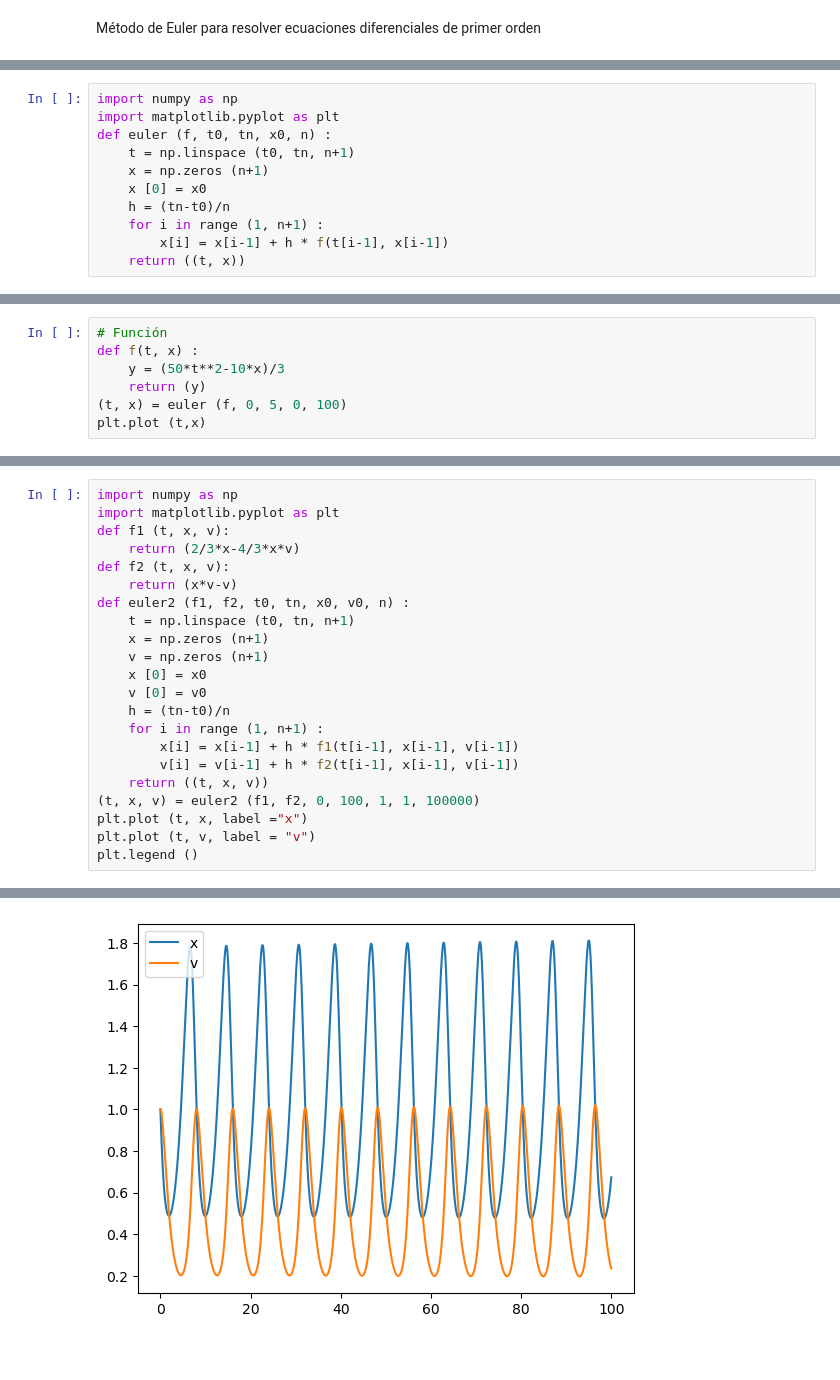
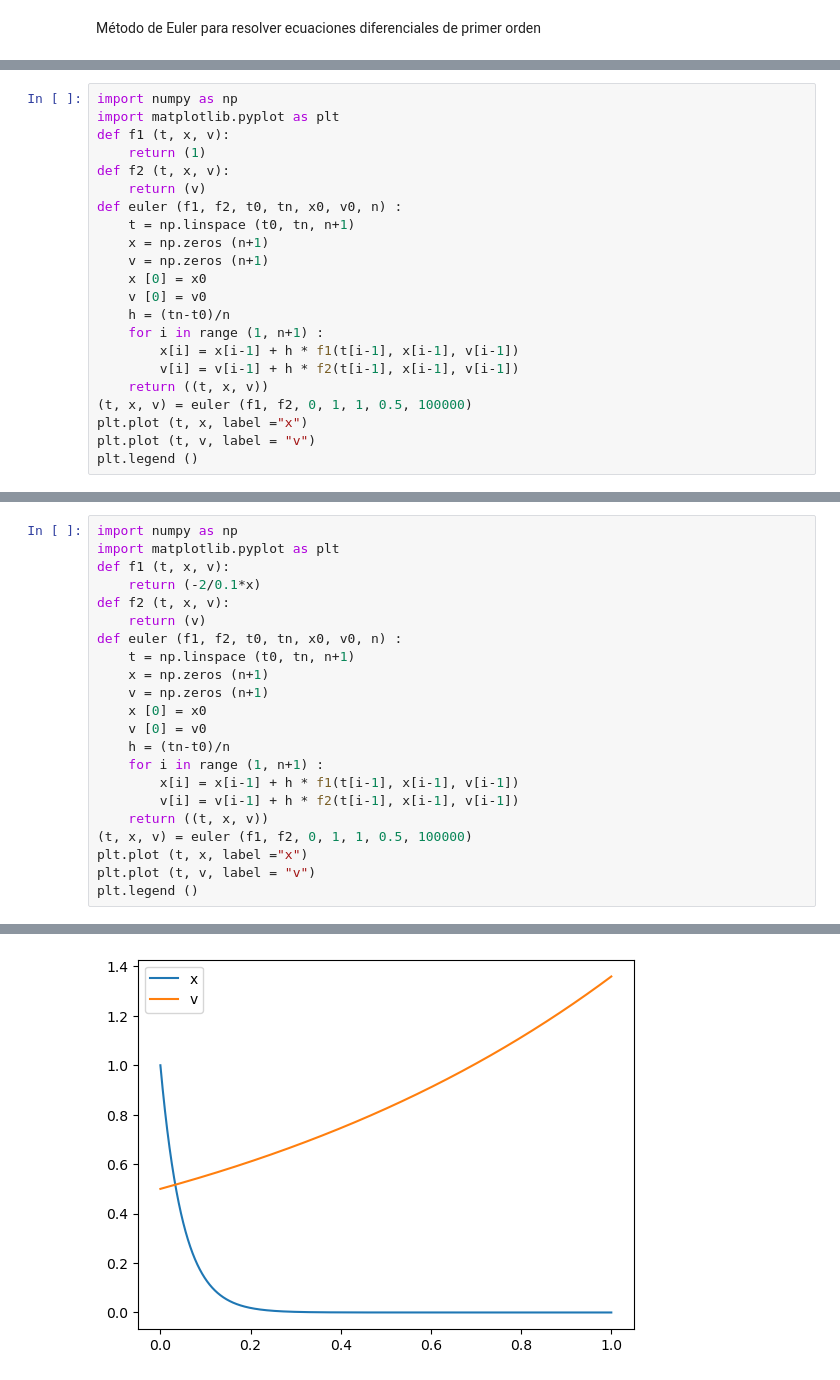
Before and after one commit to izaakhernandez/Soluci-n-de-ED_M-todo-de-Euler, a Jupyter notebook: Metodo_Euler_Tarea_02.ipynb, the cells around one changed output, grey strips where cells are left out. Saved outputs shown, nothing was run; the diff lists cells and outputs as text.

```diff
--- a/Metodo_Euler_Tarea_02.ipynb
+++ b/Metodo_Euler_Tarea_02.ipynb
@@ -3,11 +40,22 @@ Método de Euler para resolver ecuaciones diferenciales de primer orden
 # %%
 import numpy as np
 import matplotlib.pyplot as plt
-def euler (f, t0, tn, x0, n) :
+def f1 (t, x, v):
+    return (1)
+def f2 (t, x, v):
+    return (v)
+def euler (f1, f2, t0, tn, x0, v0, n) :
     t = np.linspace (t0, tn, n+1)
     x = np.zeros (n+1)
+    v = np.zeros (n+1)
     x [0] = x0
+    v [0] = v0
     h = (tn-t0)/n
     for i in range (1, n+1) :
-        x[i] = x[i-1] + h * f(t[i-1], x[i-1])
-    return ((t, x))
+        x[i] = x[i-1] + h * f1(t[i-1], x[i-1], v[i-1])
+        v[i] = v[i-1] + h * f2(t[i-1], x[i-1], v[i-1])
+    return ((t, x, v))
+(t, x, v) = euler (f1, f2, 0, 1, 1, 0.5, 100000)
+plt.plot (t, x, label ="x")
+plt.plot (t, v, label = "v")
+plt.legend ()
@@ -14,7 +64,0 @@ def euler (f, t0, tn, x0, n) :
-# %%
-# Función
-def f(t, x) :
-    y = (50*t**2-10*x)/3
-    return (y)
-(t, x) = euler (f, 0, 5, 0, 100)
-plt.plot (t,x)
@@ -24,25 +67,25 @@ plt.plot (t,x)
 # %%
 import numpy as np
 import matplotlib.pyplot as plt
 def f1 (t, x, v):
-    return (2/3*x-4/3*x*v)
+    return (-2/0.1*x)
 def f2 (t, x, v):
-    return (x*v-v)
-def euler2 (f1, f2, t0, tn, x0, v0, n) :
+    return (v)
+def euler (f1, f2, t0, tn, x0, v0, n) :
     t = np.linspace (t0, tn, n+1)
     x = np.zeros (n+1)
     v = np.zeros (n+1)
     x [0] = x0
     v [0] = v0
     h = (tn-t0)/n
     for i in range (1, n+1) :
         x[i] = x[i-1] + h * f1(t[i-1], x[i-1], v[i-1])
         v[i] = v[i-1] + h * f2(t[i-1], x[i-1], v[i-1])
     return ((t, x, v))
-(t, x, v) = euler2 (f1, f2, 0, 100, 1, 1, 100000)
+(t, x, v) = euler (f1, f2, 0, 1, 1, 0.5, 100000)
 plt.plot (t, x, label ="x")
 plt.plot (t, v, label = "v")
 plt.legend ()
 # %% [output]
 <matplotlib.legend.Legend at 0x...>
-[figure, old version]
+[figure, new version]
```
Also changed, not shown: parts of 8 cells of this notebook.
